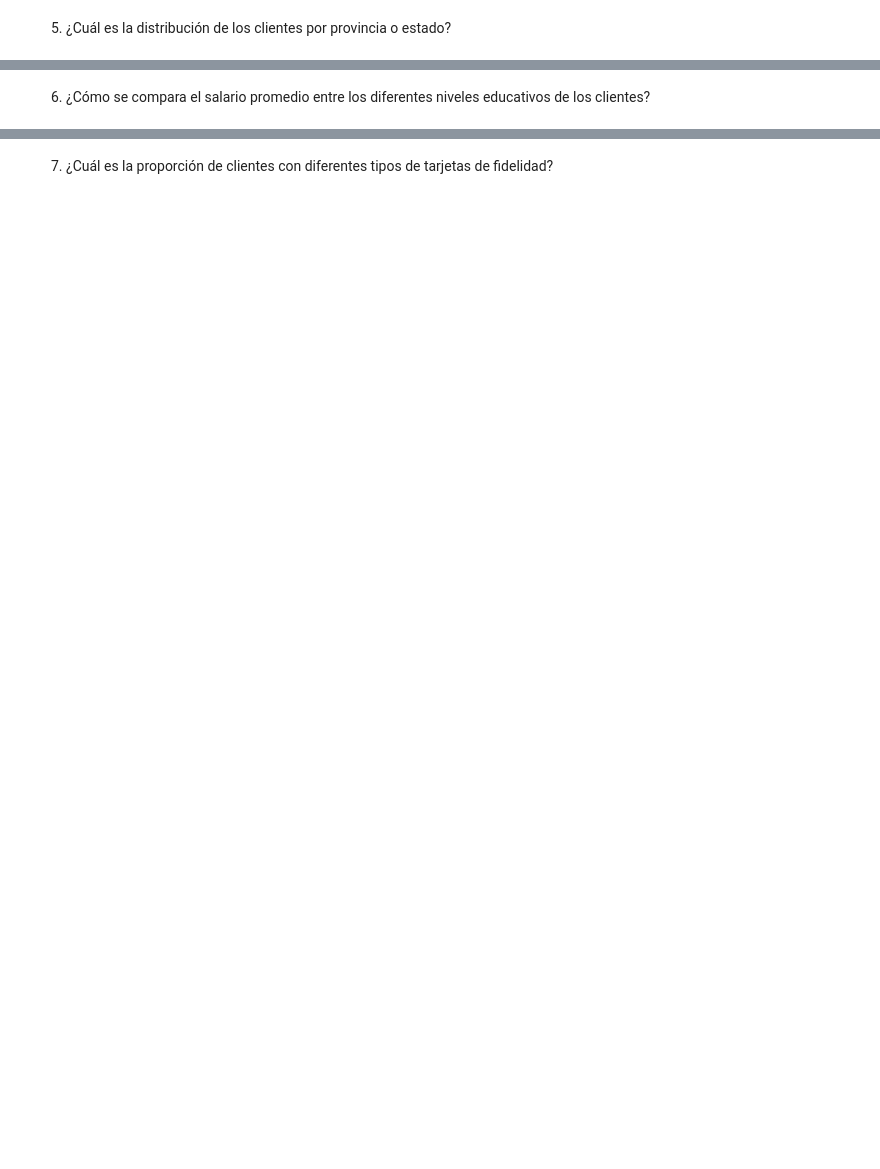
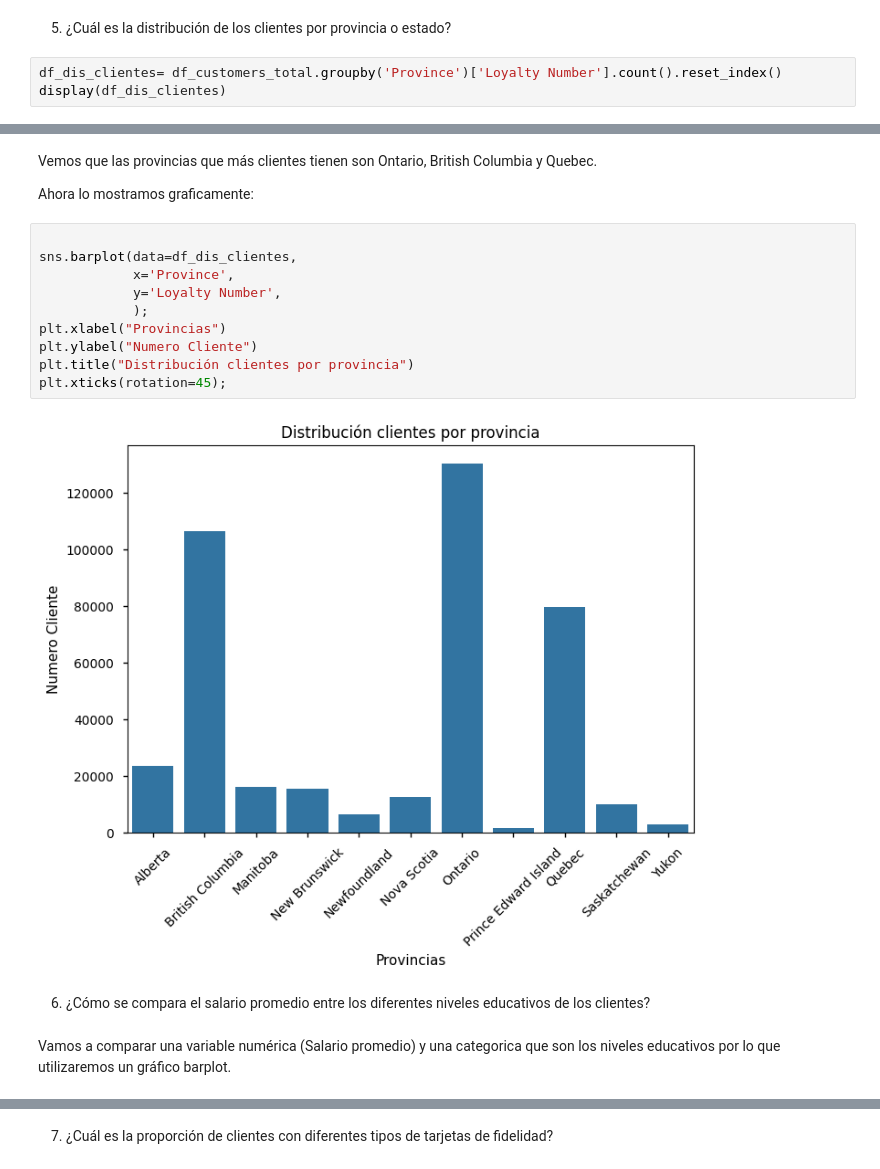
Before and after one commit to spinelf/Promo-H-DA-modulo3-evaluacion-final-SilviaPinel, a Jupyter notebook: Ejercicio_final_modulo3_SilviaPinel.ipynb, the cells around one changed output, grey strips where cells are left out. Cells and saved outputs as stored; diff of their text form; blank space fills up the shorter version.

```diff
--- a/Ejercicio_final_modulo3_SilviaPinel.ipynb
+++ b/Ejercicio_final_modulo3_SilviaPinel.ipynb
@@ -30,2 +673,5 @@ siguientes gráficas usando la mejor gráfica que consideres:
 # %% [markdown]
 5. ¿Cuál es la distribución de los clientes por provincia o estado?
+# %%
+df_dis_clientes= df_customers_total.groupby('Province')['Loyalty Number'].count().reset_index()
+display(df_dis_clientes)
@@ -32,2 +691,20 @@ siguientes gráficas usando la mejor gráfica que consideres:
+# %% [markdown]
+Vemos que las provincias que más clientes tienen son Ontario, British Columbia y Quebec.
+
+Ahora lo mostramos graficamente:
+# %%
+
+sns.barplot(data=df_dis_clientes,
+            x='Province',
+            y='Loyalty Number',
+            );
+plt.xlabel("Provincias")
+plt.ylabel("Numero Cliente")
+plt.title("Distribución clientes por provincia")
+plt.xticks(rotation=45);
+# %% [output]
+[figure, added]
 # %% [markdown]
 6. ¿Cómo se compara el salario promedio entre los diferentes niveles educativos de los clientes?
+# %% [markdown]
+Vamos a comparar una variable numérica (Salario promedio) y una categorica que son los niveles educativos por lo que utilizaremos un gráfico barplot.
```
Also changed, not shown: parts of 71 cells of this notebook, 19 other files.
